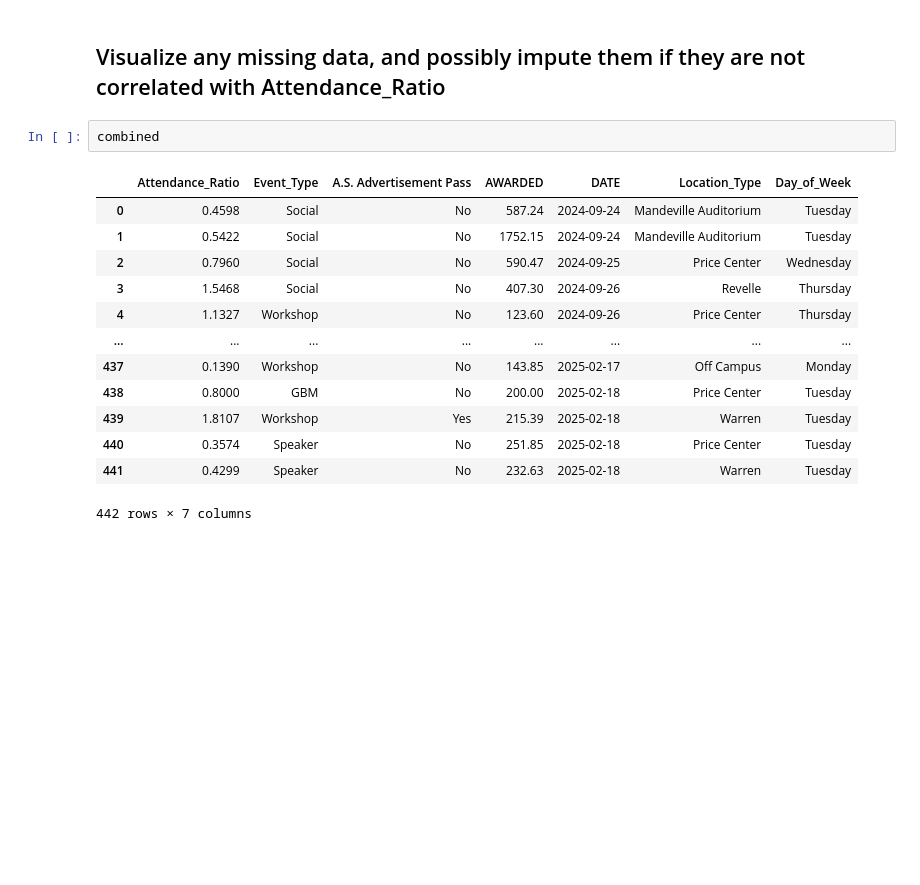
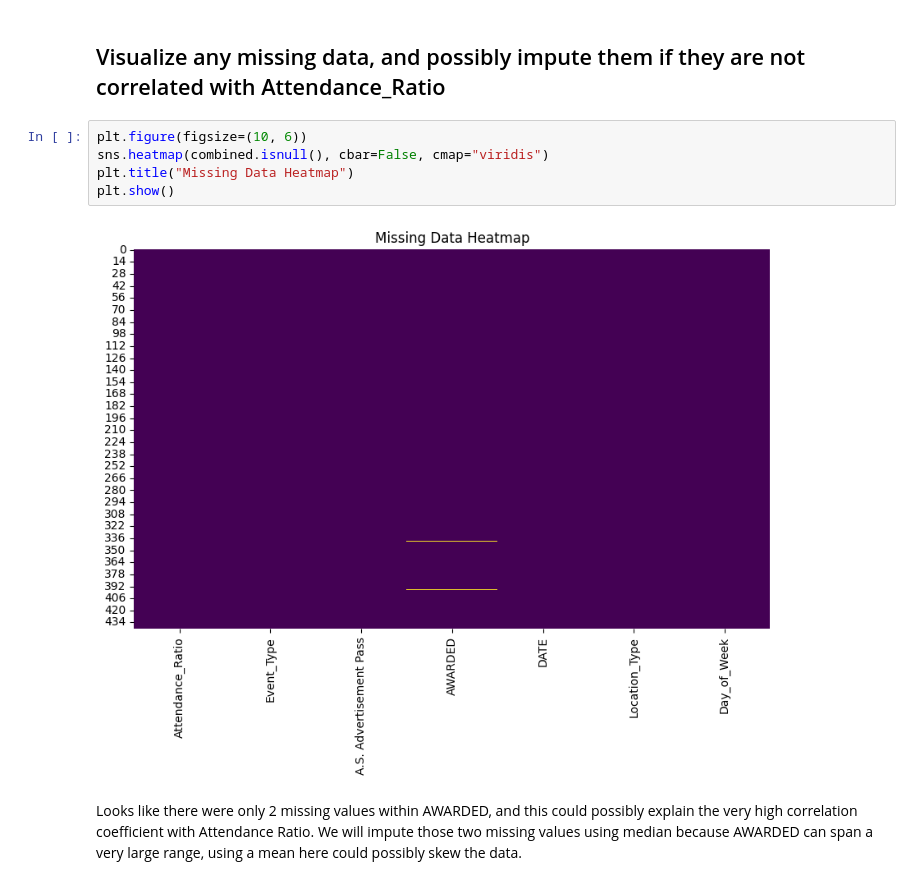
Before and after one commit to jyeh2/COGS109_Final, a Jupyter notebook: imputationandeda.ipynb, the cells around one changed output. Cells and saved outputs as stored; diff of their text form; blank space fills up the shorter version.

```diff
--- a/imputationandeda.ipynb
+++ b/imputationandeda.ipynb
@@ -9,18 +9,11 @@ combined = pd.read_csv("./cleaneddata/combined_events.csv")
 # %% [markdown]
 ## Visualize any missing data, and possibly impute them if they are not correlated with Attendance_Ratio
 # %%
-combined
+plt.figure(figsize=(10, 6))
+sns.heatmap(combined.isnull(), cbar=False, cmap="viridis")
+plt.title("Missing Data Heatmap")
+plt.show()
 # %% [output]
-|  | Attendance_Ratio | Event_Type | A.S. Advertisement Pass | AWARDED | DATE | Location_Type | Day_of_Week |
-| 0 | 0.4598 | Social | No | 587.24 | 2024-09-24 | Mandeville Auditorium | Tuesday |
-| 1 | 0.5422 | Social | No | 1752.15 | 2024-09-24 | Mandeville Auditorium | Tuesday |
-| 2 | 0.7960 | Social | No | 590.47 | 2024-09-25 | Price Center | Wednesday |
-| 3 | 1.5468 | Social | No | 407.30 | 2024-09-26 | Revelle | Thursday |
-| 4 | 1.1327 | Workshop | No | 123.60 | 2024-09-26 | Price Center | Thursday |
-| ... | ... | ... | ... | ... | ... | ... | ... |
-| 437 | 0.1390 | Workshop | No | 143.85 | 2025-02-17 | Off Campus | Monday |
-| 438 | 0.8000 | GBM | No | 200.00 | 2025-02-18 | Price Center | Tuesday |
-| 439 | 1.8107 | Workshop | Yes | 215.39 | 2025-02-18 | Warren | Tuesday |
-| 440 | 0.3574 | Speaker | No | 251.85 | 2025-02-18 | Price Center | Tuesday |
-| 441 | 0.4299 | Speaker | No | 232.63 | 2025-02-18 | Warren | Tuesday |
-442 rows × 7 columns
+[figure, added]
+# %% [markdown]
+Looks like there were only 2 missing values within AWARDED, and this could possibly explain the very high correlation coefficient with Attendance Ratio. We will impute those two missing values using median because AWARDED can span a very large range, using a mean here could possibly skew the data.
```
Also changed, not shown: parts of 2 cells of this notebook.
